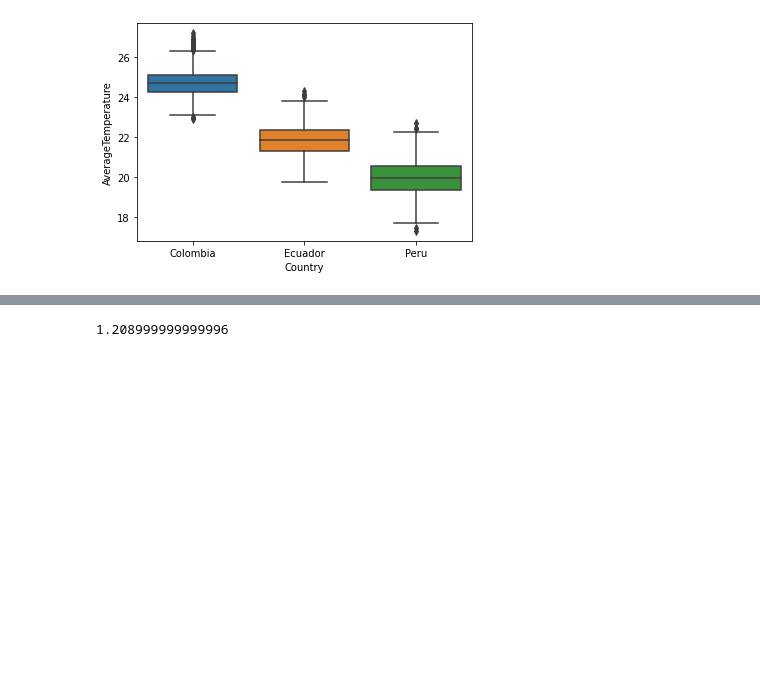
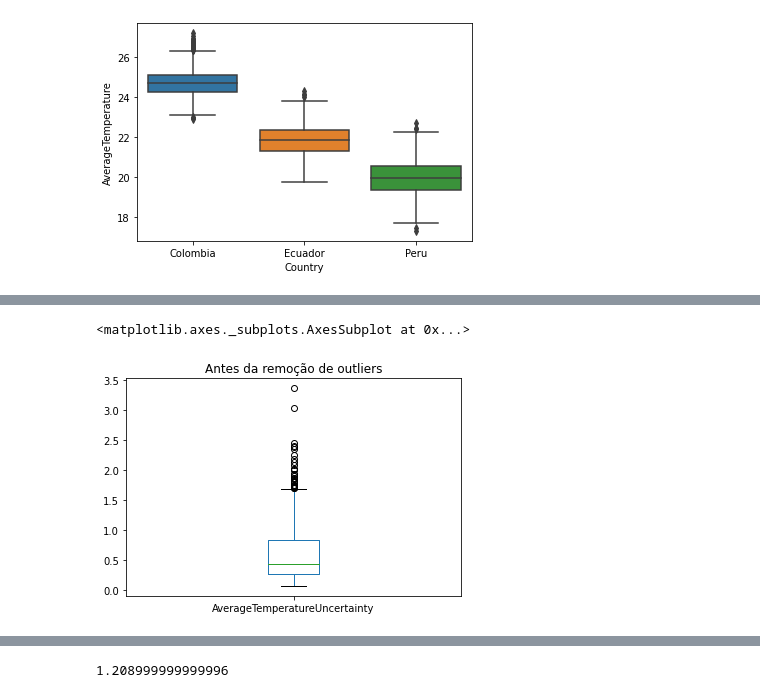
Before and after one commit to vss-2/IF697-Projeto-Data-Science, a Jupyter notebook: Climate_Change_Colab.ipynb, the cells around one changed output, grey strips where cells are left out. Drawn from its saved outputs; the diff is of its cells as text; code cells hidden in the pictures; blank space fills up the shorter version.

```diff
--- a/Climate_Change_Colab.ipynb
+++ b/Climate_Change_Colab.ipynb
@@ -313,0 +586,6 @@ MinMax_scaler = MinMaxScaler()
+# %%
+import matplotlib.pyplot as plt
+colombia['AverageTemperatureUncertainty'].plot.box(title='Antes da remoção de outliers')
+# %% [output]
+<matplotlib.axes._subplots.AxesSubplot at 0x...>
+[figure, added]
```
Also changed, not shown: parts of 171 cells of this notebook, 1 other file.
